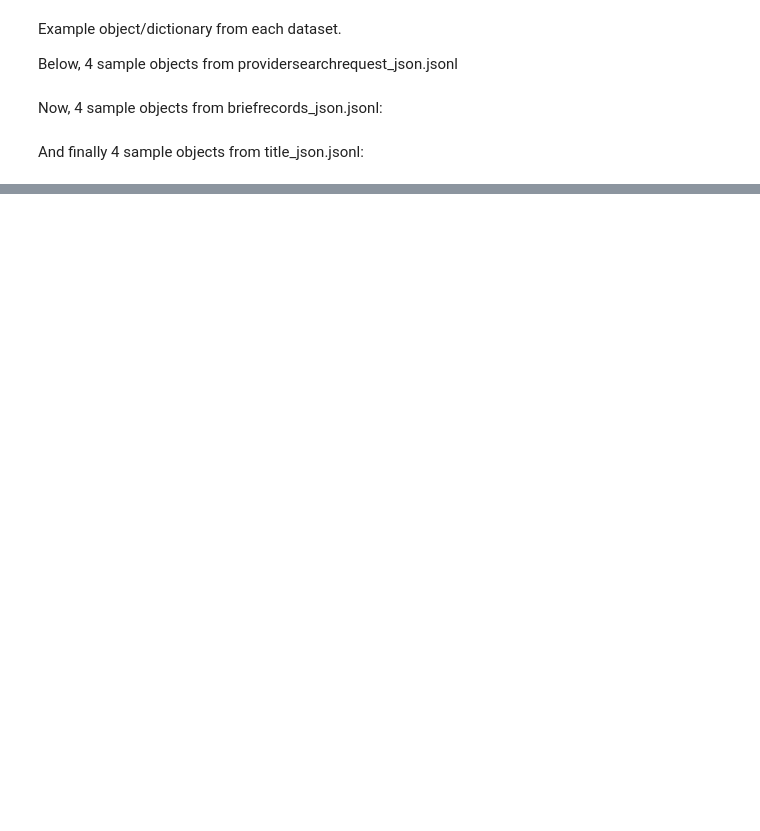
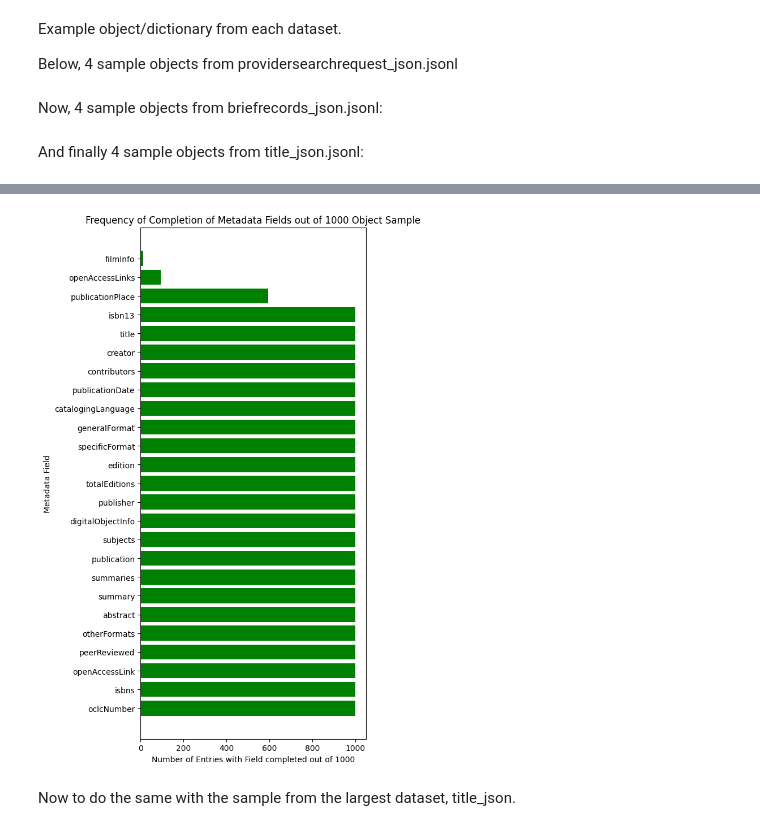
Before and after one commit to nicetry1/pythonproject, a Jupyter notebook: analysis.ipynb, the cells around one changed output, grey strips where cells are left out. Saved outputs shown, nothing was run; the diff lists cells and outputs as text; code cells hidden in the pictures; blank space fills up the shorter version.

```diff
--- a/analysis.ipynb
+++ b/analysis.ipynb
@@ -3182,0 +3304,23 @@ And finally 4 sample objects from title_json.jsonl:
+# %%
+import pandas as pd
+import matplotlib.pyplot as plt
+
+brief_info = {'oclcNumber': 999, 'isbns': 999, 'isbn13': 999, 'title': 999, 'creator': 999, 'contributors': 999, 'publicationDate': 999, 'catalogingLanguage': 999, 'generalFormat': 999, 'specificFormat': 999, 'edition': 999, 'totalEditions': 999, 'publisher': 999, 'publicationPlace': 595, 'digitalObjectInfo': 999, 'subjects': 999, 'publication': 999, 'summaries': 999, 'summary': 999, 'abstract': 999, 'otherFormats': 999, 'peerReviewed': 999, 'openAccessLink': 999, 'openAccessLinks': 95, 'filmInfo': 12}
+
+df = pd.DataFrame(brief_info.items(), columns=['Metadata_Field', 'Representation_In_1000'])
+
+df = df.sort_values(by='Representation_In_1000', ascending=False)
+
+plt.figure(figsize=(6, 10))
+plt.barh(df['Metadata_Field'], df['Representation_In_1000'], color='green')
+plt.xlabel('Number of Entries with Field completed out of 1000')
+plt.ylabel('Metadata Field')
+plt.title('Frequency of Completion of Metadata Fields out of 1000 Object Sample')
+plt.tight_layout()
+
+
+plt.show()
+# %% [output]
+[figure, added]
+# %% [markdown]
+Now to do the same with the sample from the largest dataset, title_json.
```
Also changed, not shown: parts of 10 cells of this notebook, 6 other files.
